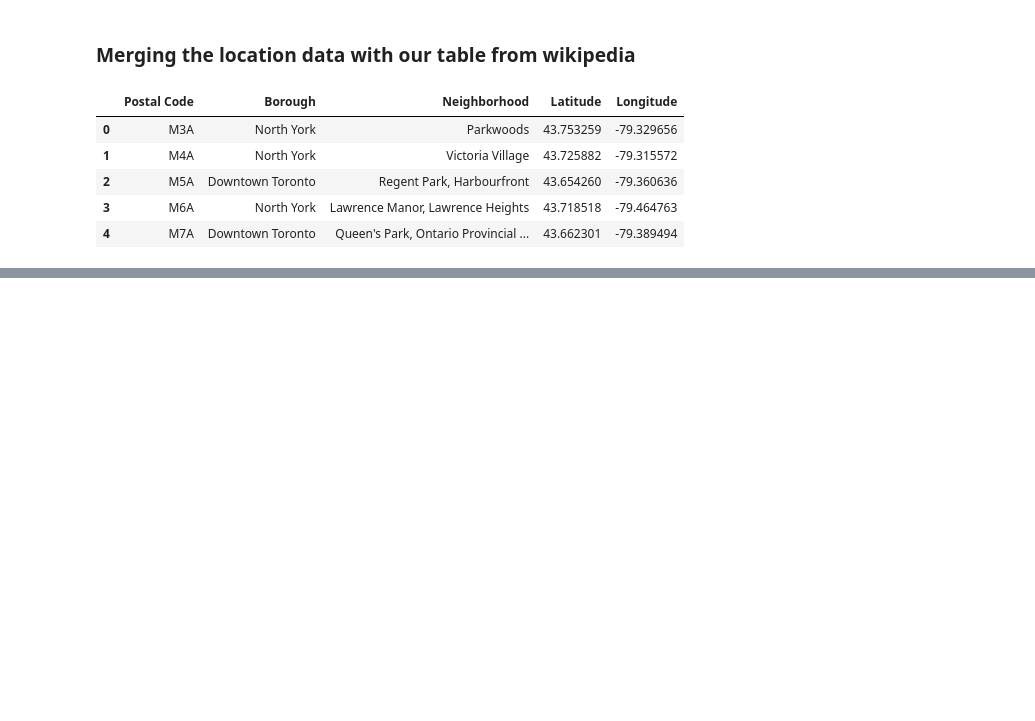
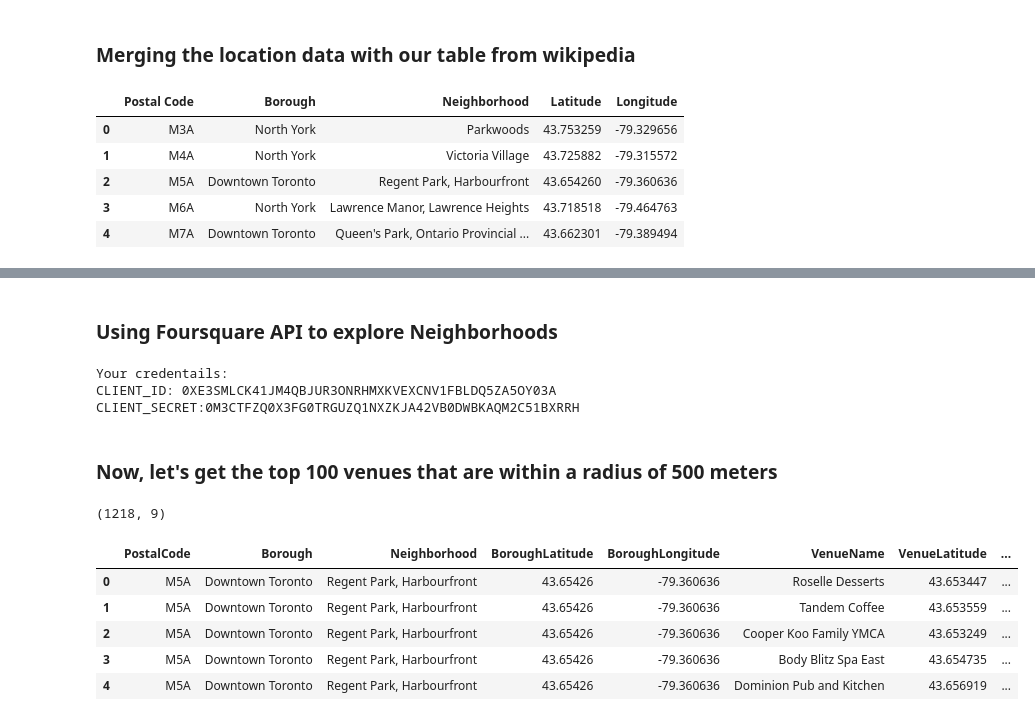
Before and after one commit to dinesh-madhav/Clustering-with-Georgrahic-data, a Jupyter notebook: Capstone Project Notebook.ipynb, the cells around one changed output, grey strips where cells are left out. Drawn from its saved outputs; the diff is of its cells as text; code cells hidden in the pictures; blank space fills up the shorter version.

```diff
--- a/Capstone Project Notebook.ipynb
+++ b/Capstone Project Notebook.ipynb
@@ -92,0 +139,63 @@ tables.head()
+# %% [markdown]
+### Using Foursquare API to explore Neighborhoods
+# %%
+# define Foursquare Credentials and Version
+CLIENT_ID = '0XE3SMLCK41JM4QBJUR3ONRHMXKVEXCNV1FBLDQ5ZA5OY03A' # your Foursquare ID
+CLIENT_SECRET = '0M3CTFZQ0X3FG0TRGUZQ1NXZKJA42VB0DWBKAQM2C51BXRRH' # your Foursquare Secret
+VERSION = '20180605' # Foursquare API version
+
+print('Your credentails:')
+print('CLIENT_ID: ' + CLIENT_ID)
+print('CLIENT_SECRET:' + CLIENT_SECRET)
+# %% [output]
+Your credentails:
+CLIENT_ID: 0XE3SMLCK41JM4QBJUR3ONRHMXKVEXCNV1FBLDQ5ZA5OY03A
+CLIENT_SECRET:0M3CTFZQ0X3FG0TRGUZQ1NXZKJA42VB0DWBKAQM2C51BXRRH
+# %% [markdown]
+### Now, let's get the top 100 venues that are within a radius of 500 meters
+# %%
+radius = 500
+LIMIT = 100
+
+venues = []
+
+for lat, long, post, borough, neighborhood in zip(toronto_data['Latitude'], toronto_data['Longitude'], toronto_data['Postal Code'], toronto_data['Borough'], toronto_data['Neighborhood']):
+    url = "https://api.foursquare.com/v2/venues/explore?client_id={}&client_secret={}&v={}&ll={},{}&radius={}&limit={}".format(
+        CLIENT_ID,
+        CLIENT_SECRET,
+        VERSION,
+        lat,
+        long,
+        radius,
+        LIMIT)
+
+    results = requests.get(url).json()["response"]['groups'][0]['items']
+
+    for venue in results:
+        venues.append((
+            post,
+            borough,
+            neighborhood,
+            lat,
+            long,
+            venue['venue']['name'],
+            venue['venue']['location']['lat'],
+            venue['venue']['location']['lng'],
+            venue['venue']['categories'][0]['name']))
+# %%
+#convert the venues list into a new DataFrame
+venues_df = pd.DataFrame(venues)
+
+# define the column names
+venues_df.columns = ['PostalCode', 'Borough', 'Neighborhood', 'BoroughLatitude', 'BoroughLongitude', 'VenueName', 'VenueLatitude', 'VenueLongitude', 'VenueCategory']
+
+print(venues_df.shape)
+venues_df.head()
+# %% [output]
+(1218, 9)
+|  | PostalCode | Borough | Neighborhood | BoroughLatitude | BoroughLongitude | VenueName | VenueLatitude | ... |
+| 0 | M5A | Downtown Toronto | Regent Park, Harbourfront | 43.65426 | -79.360636 | Roselle Desserts | 43.653447 | ... |
+| 1 | M5A | Downtown Toronto | Regent Park, Harbourfront | 43.65426 | -79.360636 | Tandem Coffee | 43.653559 | ... |
+| 2 | M5A | Downtown Toronto | Regent Park, Harbourfront | 43.65426 | -79.360636 | Cooper Koo Family YMCA | 43.653249 | ... |
+| 3 | M5A | Downtown Toronto | Regent Park, Harbourfront | 43.65426 | -79.360636 | Body Blitz Spa East | 43.654735 | ... |
+| 4 | M5A | Downtown Toronto | Regent Park, Harbourfront | 43.65426 | -79.360636 | Dominion Pub and Kitchen | 43.656919 | ... |
```
Also changed, not shown: parts of 19 cells of this notebook.
